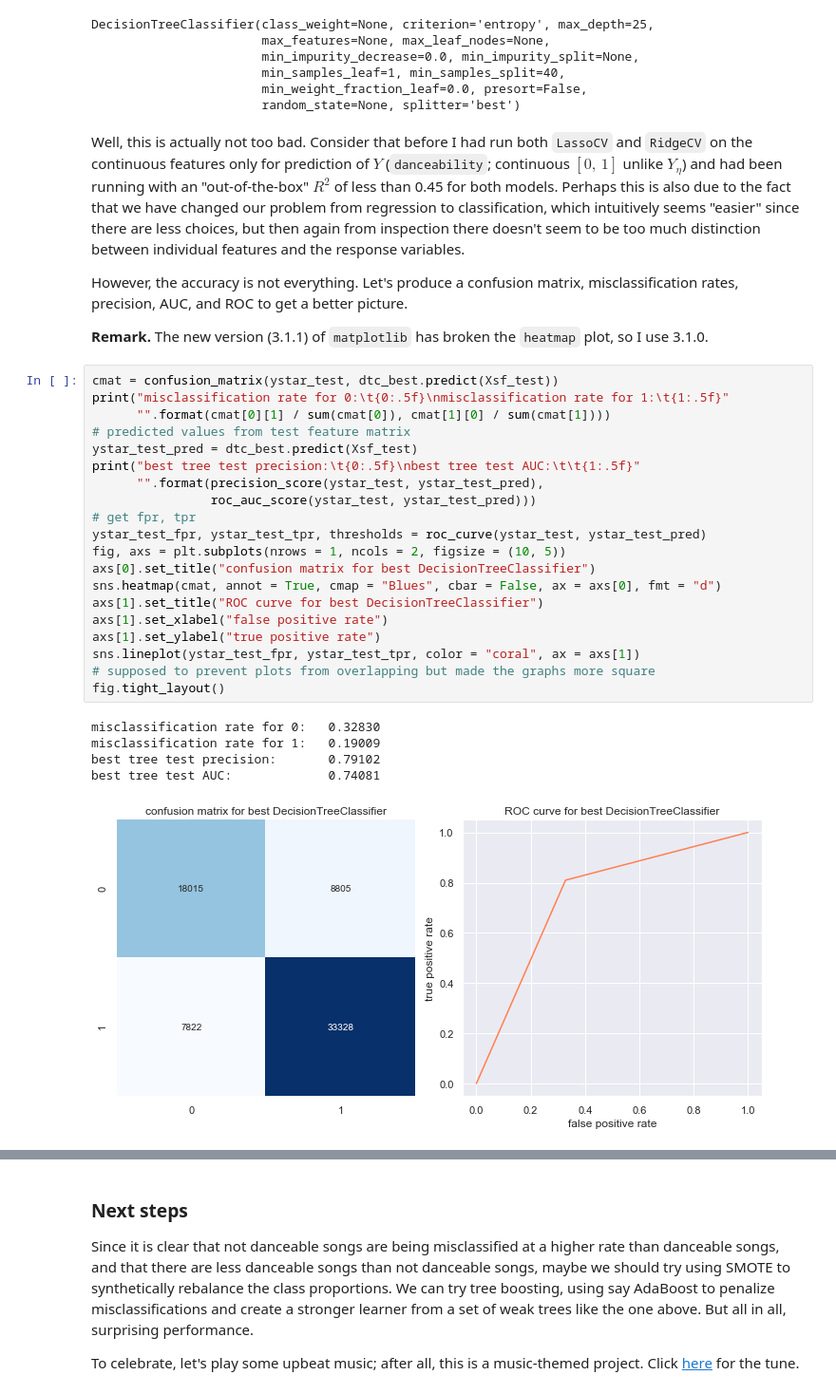
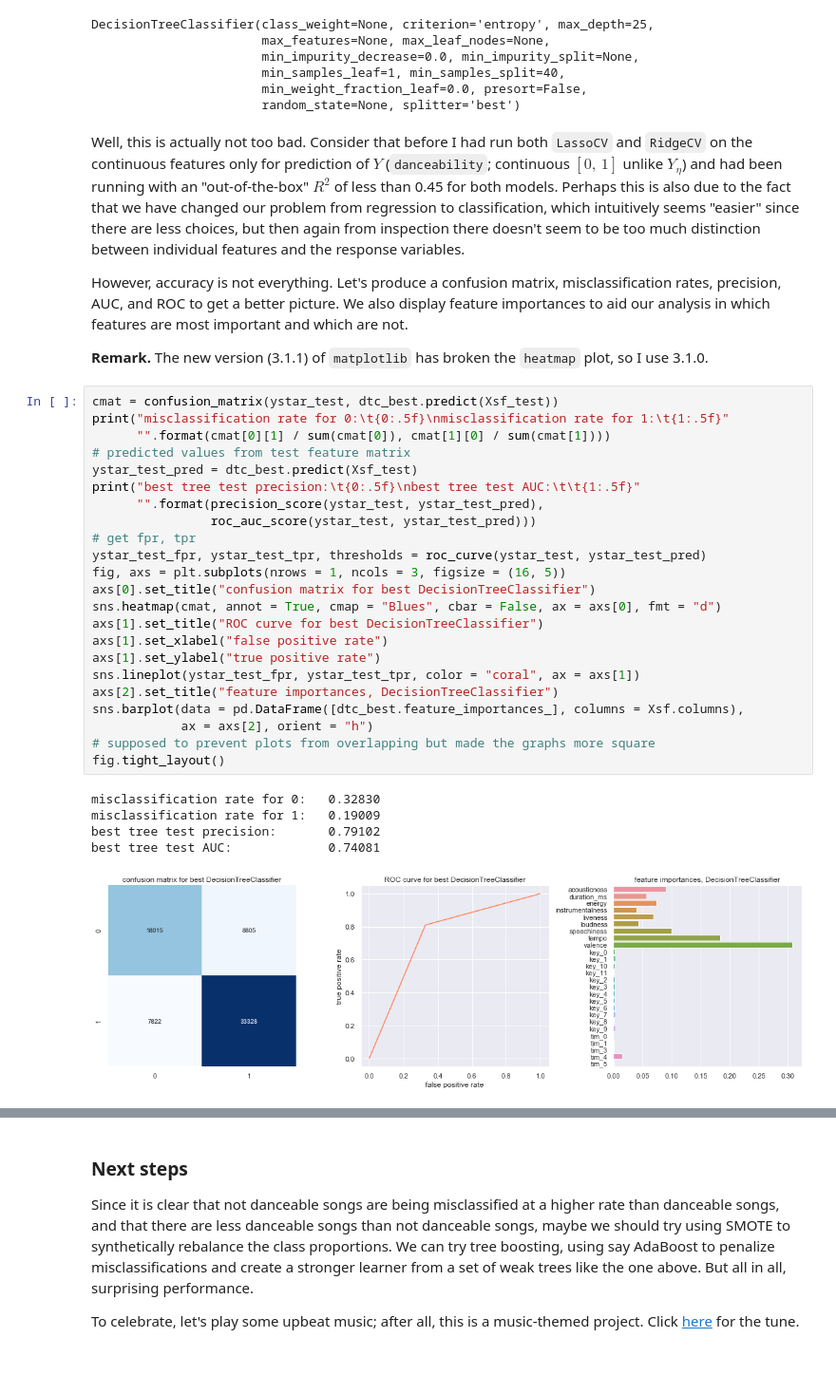
Before and after one commit to phetdam/tomodachi_proj, a Jupyter notebook: bb200_first_impressions.ipynb, the cells around one changed output, grey strips where cells are left out. Shown: that part at 95% size. Cells and saved outputs as stored; diff of their text form; blank space fills up the shorter version.

Commit message:
combined feature importances graph, confusion matrix, and roc curve all together into one graph

```diff
--- a/bb200_first_impressions.ipynb
+++ b/bb200_first_impressions.ipynb
@@ -383,33 +383,36 @@ DecisionTreeClassifier(class_weight=None, criterion='entropy', max_depth=25,
 # %% [markdown]
 Well, this is actually not too bad. Consider that before I had run both `LassoCV` and `RidgeCV` on the continuous features only for prediction of $ Y $ (`danceability`; continuous $ [0, \, 1] $ unlike $ Y_\eta $) and had been running with an "out-of-the-box" $ R^2 $ of less than 0.45 for both models. Perhaps this is also due to the fact that we have changed our problem from regression to classification, which intuitively seems "easier" since there are less choices, but then again from inspection there doesn't seem to be too much distinction between individual features and the response variables.
 
-However, the accuracy is not everything. Let's produce a confusion matrix, misclassification rates, precision, AUC, and ROC to get a better picture.
+However, accuracy is not everything. Let's produce a confusion matrix, misclassification rates, precision, AUC, and ROC to get a better picture. We also display feature importances to aid our analysis in which features are most important and which are not.
 
 **Remark.** The new version (3.1.1) of `matplotlib` has broken the `heatmap` plot, so I use 3.1.0.
 # %%
 cmat = confusion_matrix(ystar_test, dtc_best.predict(Xsf_test))
 print("misclassification rate for 0:\t{0:.5f}\nmisclassification rate for 1:\t{1:.5f}"
       "".format(cmat[0][1] / sum(cmat[0]), cmat[1][0] / sum(cmat[1])))
 # predicted values from test feature matrix
 ystar_test_pred = dtc_best.predict(Xsf_test)
 print("best tree test precision:\t{0:.5f}\nbest tree test AUC:\t\t{1:.5f}"
       "".format(precision_score(ystar_test, ystar_test_pred),
                 roc_auc_score(ystar_test, ystar_test_pred)))
 # get fpr, tpr
 ystar_test_fpr, ystar_test_tpr, thresholds = roc_curve(ystar_test, ystar_test_pred)
-fig, axs = plt.subplots(nrows = 1, ncols = 2, figsize = (10, 5))
+fig, axs = plt.subplots(nrows = 1, ncols = 3, figsize = (16, 5))
 axs[0].set_title("confusion matrix for best DecisionTreeClassifier")
 sns.heatmap(cmat, annot = True, cmap = "Blues", cbar = False, ax = axs[0], fmt = "d")
 axs[1].set_title("ROC curve for best DecisionTreeClassifier")
 axs[1].set_xlabel("false positive rate")
 axs[1].set_ylabel("true positive rate")
 sns.lineplot(ystar_test_fpr, ystar_test_tpr, color = "coral", ax = axs[1])
+axs[2].set_title("feature importances, DecisionTreeClassifier")
+sns.barplot(data = pd.DataFrame([dtc_best.feature_importances_], columns = Xsf.columns),
+            ax = axs[2], orient = "h")
 # supposed to prevent plots from overlapping but made the graphs more square
 fig.tight_layout()
 # %% [output]
 misclassification rate for 0:   0.32830
 misclassification rate for 1:   0.19009
 best tree test precision:       0.79102
 best tree test AUC:             0.74081
-[figure, old version]
+[figure, new version]
 # %% [markdown]
```
Also changed, not shown: parts of 1 cell of this notebook.
